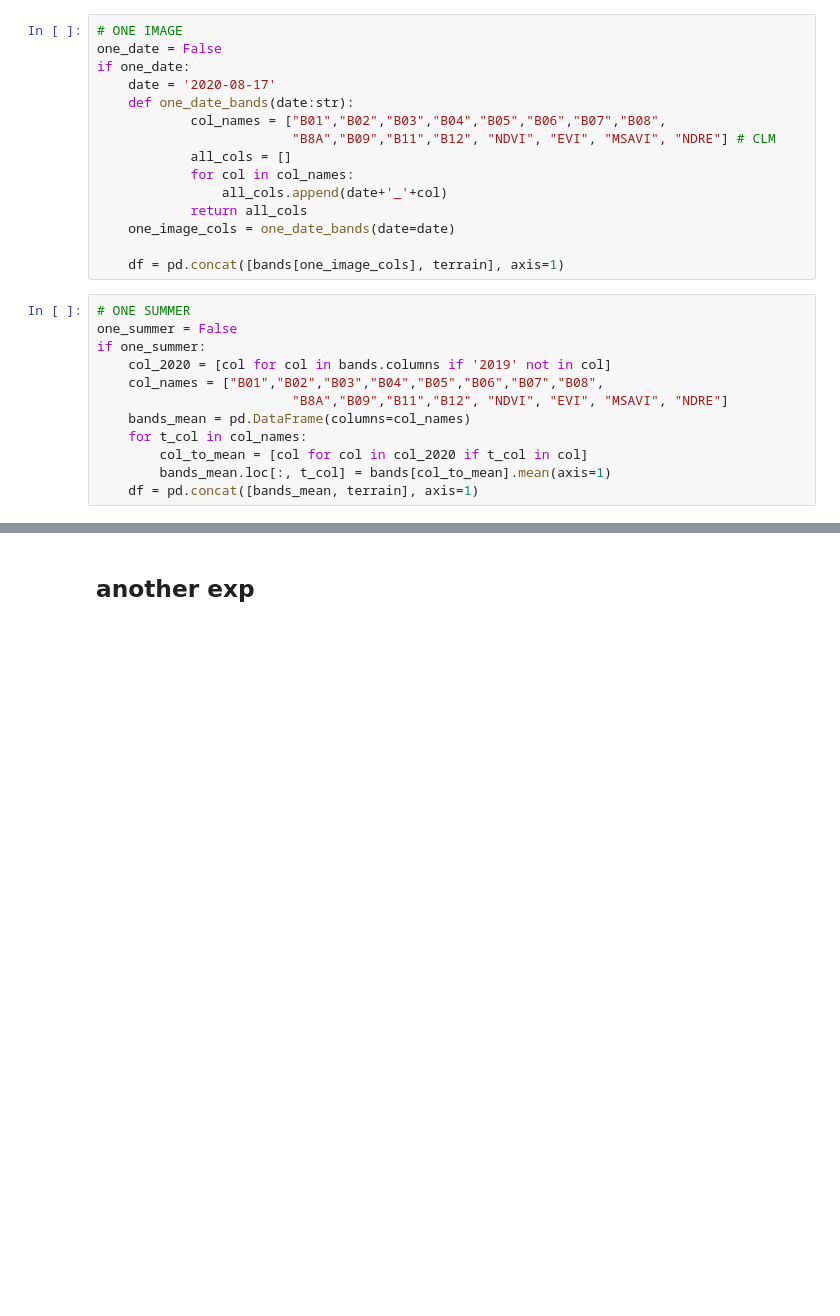
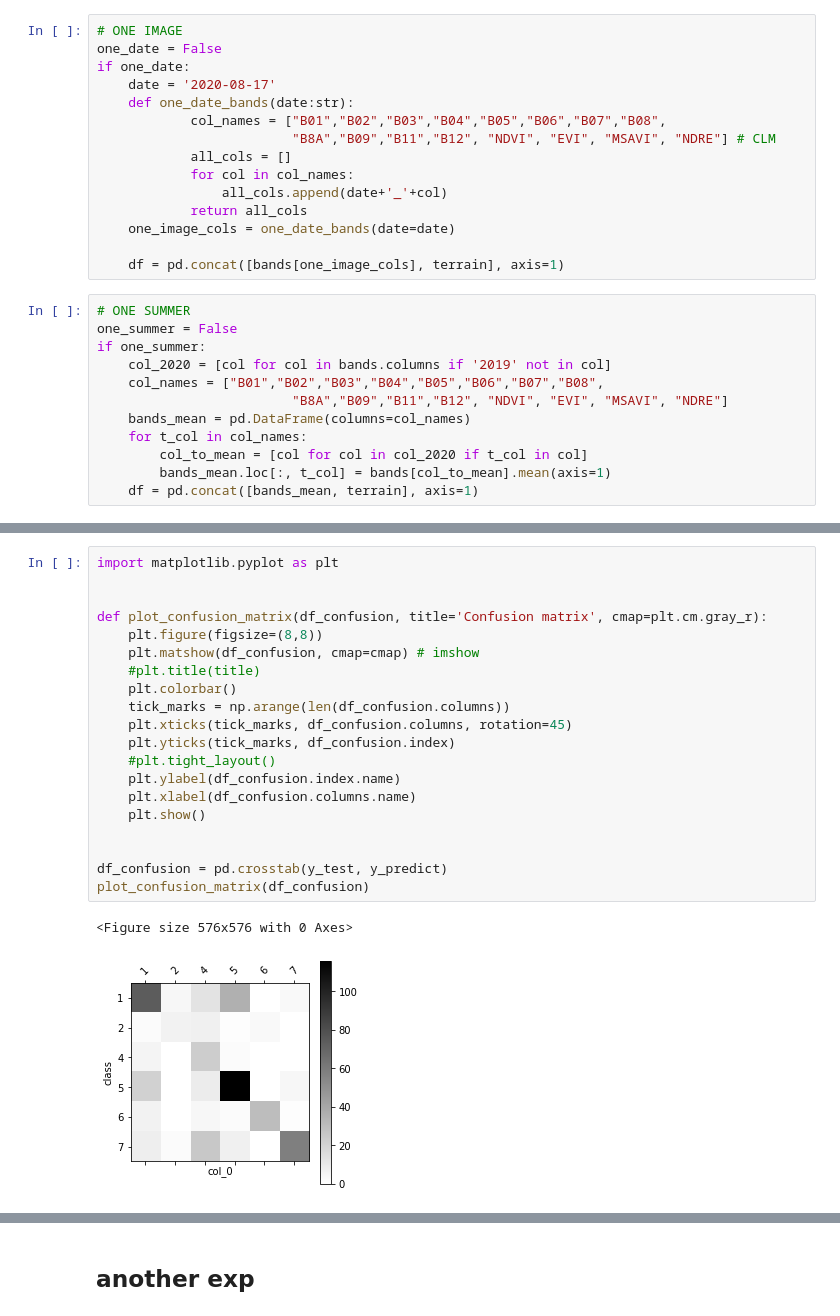
Before and after one commit to mishagrol/ForestMapping, a Jupyter notebook: notebooks/Cluster_field_plots_data.ipynb, the cells around one changed output, grey strips where cells are left out. Cells and saved outputs as stored; diff of their text form; blank space fills up the shorter version.

```diff
--- a/notebooks/Cluster_field_plots_data.ipynb
+++ b/notebooks/Cluster_field_plots_data.ipynb
@@ -808,0 +876,23 @@ scores_model
+# %%
+import matplotlib.pyplot as plt
+
+
+def plot_confusion_matrix(df_confusion, title='Confusion matrix', cmap=plt.cm.gray_r):
+    plt.figure(figsize=(8,8))
+    plt.matshow(df_confusion, cmap=cmap) # imshow
+    #plt.title(title)
+    plt.colorbar()
+    tick_marks = np.arange(len(df_confusion.columns))
+    plt.xticks(tick_marks, df_confusion.columns, rotation=45)
+    plt.yticks(tick_marks, df_confusion.index)
+    #plt.tight_layout()
+    plt.ylabel(df_confusion.index.name)
+    plt.xlabel(df_confusion.columns.name)
+    plt.show()
+
+
+df_confusion = pd.crosstab(y_test, y_predict)
+plot_confusion_matrix(df_confusion)
+# %% [output]
+<Figure size 576x576 with 0 Axes>
+[figure, added]
```
Also changed, not shown: parts of 23 cells of this notebook, 1 other file.
